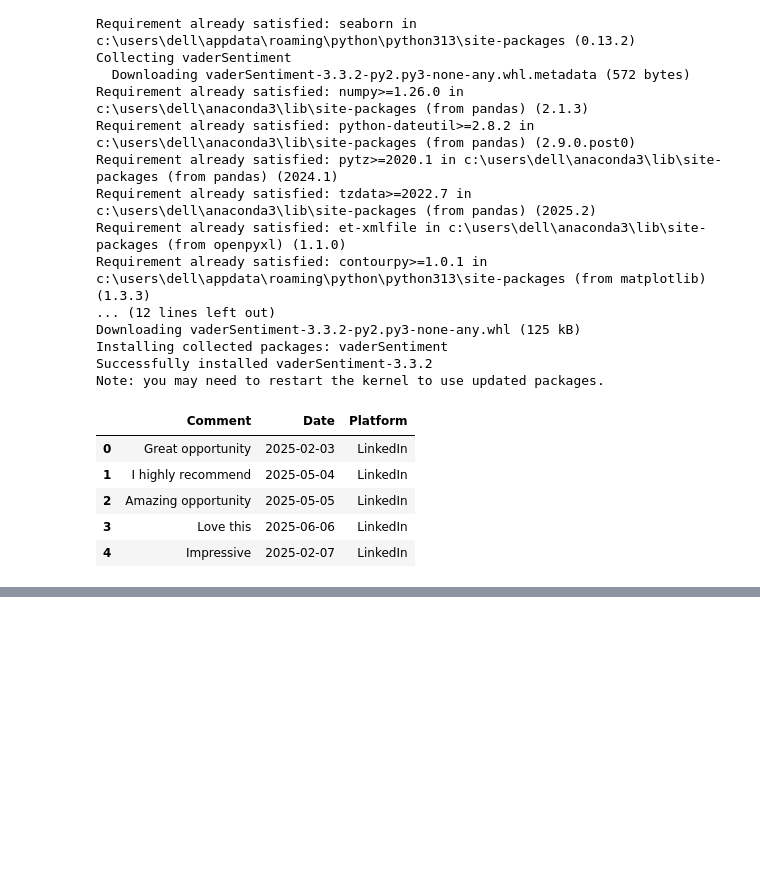
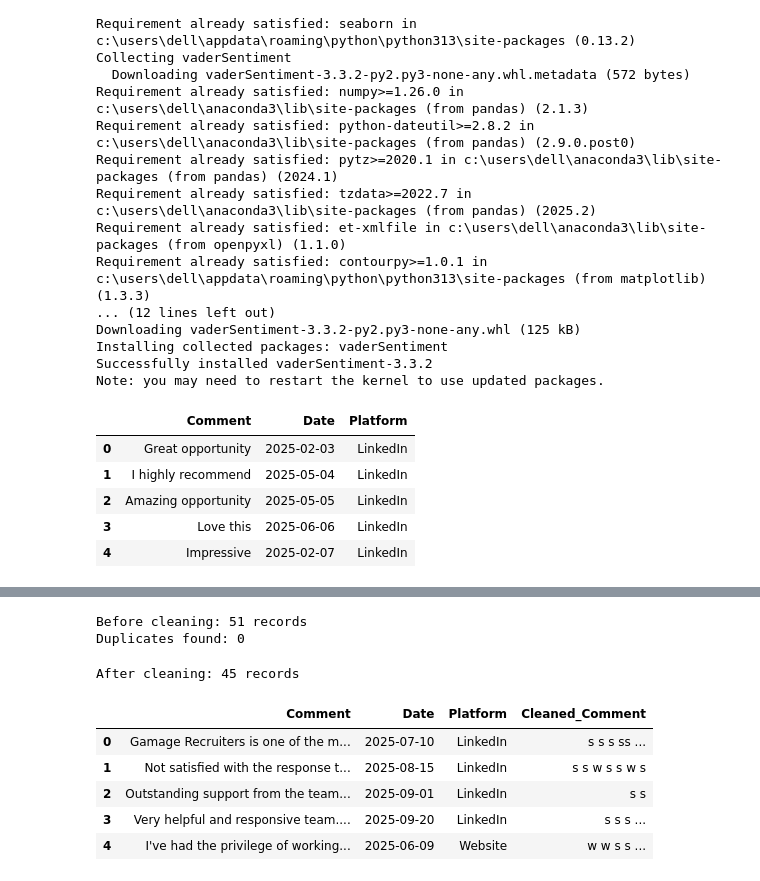
Before and after one commit to Bhanuka10/Sentiment-Analysis-of-Social-Media-Mentions, a Jupyter notebook: first.ipynb, the cells around one changed output, grey strips where cells are left out. Saved outputs shown, nothing was run; the diff lists cells and outputs as text; code cells hidden in the pictures; blank space fills up the shorter version.

```diff
--- a/first.ipynb
+++ b/first.ipynb
@@ -34,3 +31,8 @@ df.head()
 | 2 | Amazing opportunity | 2025-05-05 | LinkedIn |
 | 3 | Love this | 2025-06-06 | LinkedIn |
 | 4 | Impressive | 2025-02-07 | LinkedIn |
+# %%
+df["Date"] = pd.to_datetime(df["Date"])
+
+print(f"✅ Saved {len(df)} records to raw_data.xlsx")
+print(df["Platform"].value_counts())
@@ -36,0 +57,37 @@ df.head()
+# %%
+print(f"Before cleaning: {len(df)} records")
+print(f"Duplicates found: {df.duplicated(subset='Comment').sum()}")
+# %% [output]
+Before cleaning: 51 records
+Duplicates found: 0
+# %%
+# ── Cleaning Function ──────────────────────────────────────────
+def clean_text(text):
+    text = str(text).lower()                          # lowercase
+    text = re.sub(r"http\\S+|www\\S+", "", text)        # remove URLs
+    text = re.sub(r"@\\w+|#\\w+", "", text)             # remove @mentions #hashtags
+    text = re.sub(r"[^\\w\\s]", " ", text)              # remove punctuation
+    text = re.sub(r"\\s+", " ", text).strip()          # remove extra spaces
+    return text
+# %%
+# Apply cleaning
+df["Cleaned_Comment"] = df["Comment"].apply(clean_text)
+# %%
+# Remove duplicates & empty rows
+df.drop_duplicates(subset="Cleaned_Comment", inplace=True)
+df.dropna(subset=["Cleaned_Comment"], inplace=True)
+df = df[df["Cleaned_Comment"].str.len() > 3]
+df.reset_index(drop=True, inplace=True)
+
+print(f"After cleaning: {len(df)} records")
+# %% [output]
+After cleaning: 45 records
+# %%
+df.head()
+# %% [output]
+|  | Comment | Date | Platform | Cleaned_Comment |
+| 0 | Gamage Recruiters is one of the m... | 2025-07-10 | LinkedIn | s s s ss ... |
+| 1 | Not satisfied with the response t... | 2025-08-15 | LinkedIn | s s w s s w s |
+| 2 | Outstanding support from the team... | 2025-09-01 | LinkedIn | s s |
+| 3 | Very helpful and responsive team.... | 2025-09-20 | LinkedIn | s s s ... |
+| 4 | I've had the privilege of working... | 2025-06-09 | Website | w w s s ... |
```
Also changed, not shown: parts of 11 cells of this notebook, 6 other files.
